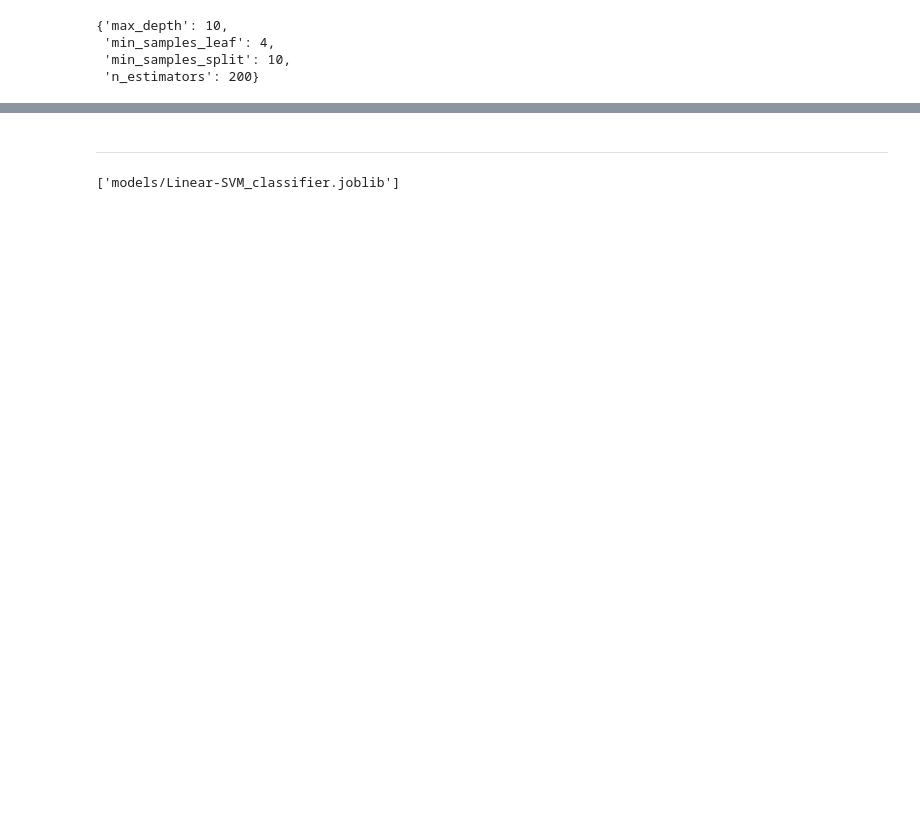
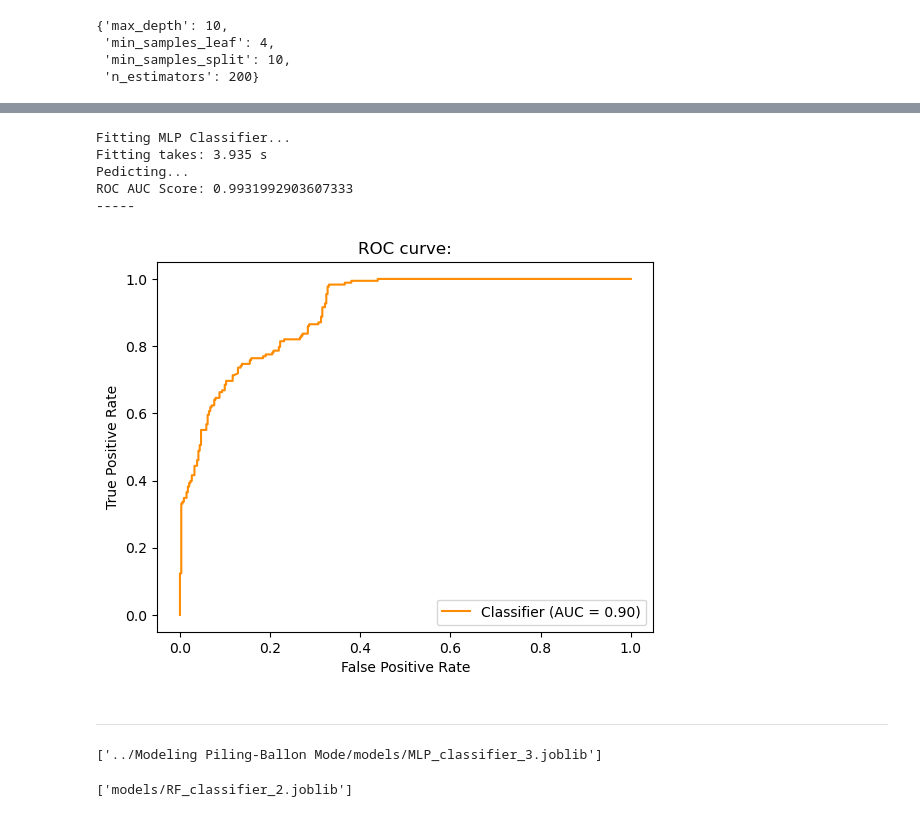
Before and after one commit to feodorrussia/PB_modeling, a Jupyter notebook: Predict Peeling-Ballooning Mode/Test_clf_1.ipynb, the cells around one changed output, grey strips where cells are left out. Cells and saved outputs as stored; diff of their text form; code cells hidden in the pictures; blank space fills up the shorter version.

Commit message:
Update Test_clf_1.ipynb
Add MLP & plotting ROC curve

```diff
--- a/Predict Peeling-Ballooning Mode/Test_clf_1.ipynb
+++ b/Predict Peeling-Ballooning Mode/Test_clf_1.ipynb
@@ -47,17 +47,17 @@ clf_rf = RandomForestClassifier(max_depth=10, min_samples_leaf=4, min_samples_sp
 
 print("Fitting RFC...")
 start_tic = time.time()
-clf_rf.fit(X_train, y_train)
+clf_rf.fit(X_train_, y_train_)
 print(f"Fitting takes: {(time.time() - start_tic):.3f} s")
 
 # Get the best classifier from the grid search
 # best_clf_rf = grid_search.best_estimator_
 
 # Make predictions
-y_pred_proba = clf_rf.predict_proba(X_test)[:, 1]
+y_pred_proba = clf_rf.predict_proba(X_test_)[:, 1]
 
 # Calculate ROC AUC score
-roc_auc = roc_auc_score(y_test, y_pred_proba)
+roc_auc = roc_auc_score(y_test_, y_pred_proba)
 print("ROC AUC Score:", roc_auc)
 # %% [output]
 Fitting RFC...
@@ -134,11 +135,60 @@ ROC AUC Score: 0.8745605117126275
+# %%
+from sklearn.neural_network import MLPClassifier
+from sklearn.metrics import RocCurveDisplay
+
+clf_mlp = make_pipeline(StandardScaler(),
+                        MLPClassifier(hidden_layer_sizes=(256, 64), max_iter=1000, random_state=42))
+# , early_stopping=True
+
+X, y = np.concatenate([X_train, X_test]), np.concatenate([y_train, y_test])
+
+X_train_, X_test_, y_train_, y_test_ = train_test_split(X, y, test_size=0.2, random_state=42)
+
+print("Fitting MLP Classifier...")
+start_tic = time.time()
+clf_mlp.fit(X_train_, y_train_)
+print(f"Fitting takes: {(time.time() - start_tic):.3f} s")
+
+print("Pedicting...")
+y_pred_proba = clf_mlp.predict_proba(X_test_)[:, 1]
+
+roc_auc = roc_auc_score(y_test_, y_pred_proba)
+print("ROC AUC Score:", roc_auc)
+print("-----")
+# %% [output]
+Fitting MLP Classifier...
+Fitting takes: 3.935 s
+Pedicting...
+ROC AUC Score: 0.9931992903607333
+-----
+# %%
+display = RocCurveDisplay.from_predictions(
+    y_test_,
+    y_pred_proba,
+    color="darkorange")
+
+_ = display.ax_.set(
+    xlabel="False Positive Rate",
+    ylabel="True Positive Rate",
+    title="ROC curve:",
+)
+# %% [output]
+[figure, added]
 # %% [markdown]
 ---
+# %%
+from joblib import dump
+
+index = 3
+dump(clf_mlp, f'../Modeling Piling-Ballon Mode/models/MLP_classifier_{index}.joblib')
+# %% [output]
+['../Modeling Piling-Ballon Mode/models/MLP_classifier_3.joblib']
 # %%
 from joblib import dump
 
-dump(clf_rf, 'models/RF_classifier.joblib')
-dump(clf_rbf, 'models/RBF-SVM_classifier.joblib')
-dump(clf_poly, 'models/Poly-SVM_classifier.joblib')
-dump(clf_linear, 'models/Linear-SVM_classifier.joblib')
+dump(clf_rf, 'models/RF_classifier_2.joblib')
+# dump(clf_rbf, 'models/RBF-SVM_classifier_2.joblib')
+# dump(clf_poly, 'models/Poly-SVM_classifier.joblib')
+# dump(clf_linear, 'models/Linear-SVM_classifier.joblib')
 # %% [output]
-['models/Linear-SVM_classifier.joblib']
+['models/RF_classifier_2.joblib']
```
Also changed, not shown: parts of 2 cells of this notebook.
